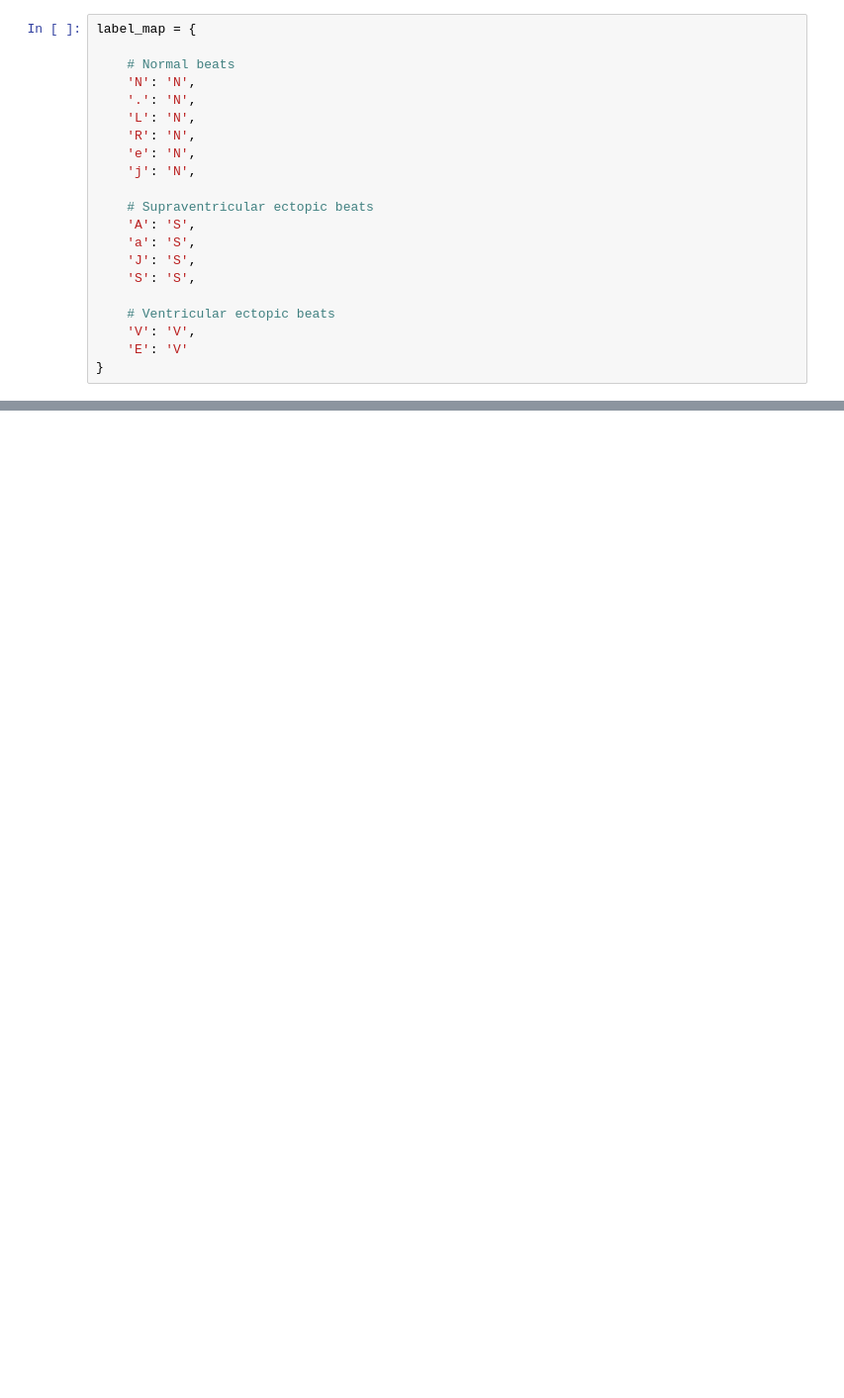
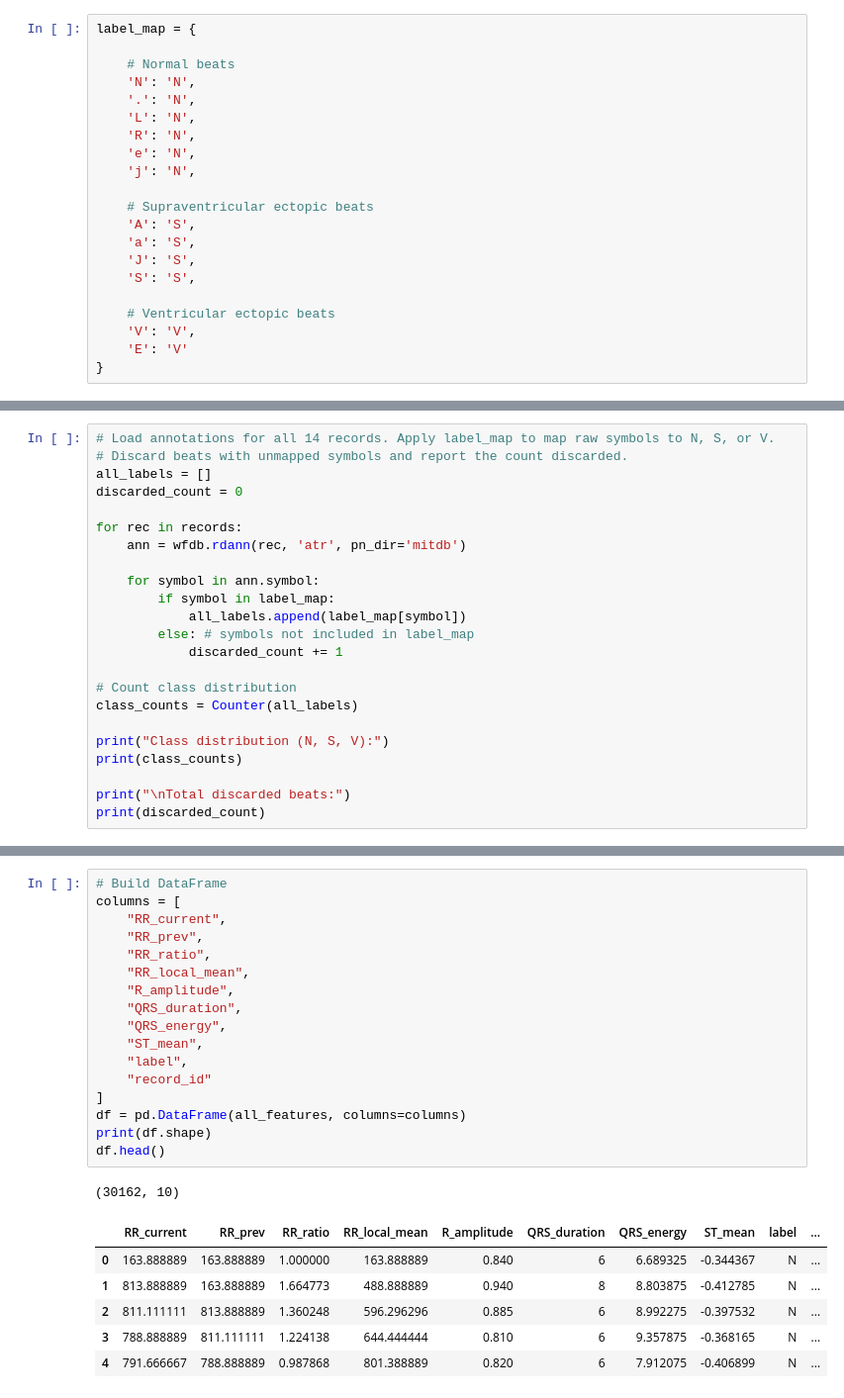
Before and after one commit to acoloma98/Assigment-3_TimeSeries, a Jupyter notebook: Assignment3_TimeSeries.ipynb, the cells around one changed output, grey strips where cells are left out. Shown at 99% size. Saved outputs shown, nothing was run; the diff lists cells and outputs as text; blank space fills up the shorter version.

```diff
--- a/Assignment3_TimeSeries.ipynb
+++ b/Assignment3_TimeSeries.ipynb
@@ -264,0 +257,23 @@ This is particularly important in clinical applications, where false negatives i
+# %%
+# Load annotations for all 14 records. Apply label_map to map raw symbols to N, S, or V.
+# Discard beats with unmapped symbols and report the count discarded.
+all_labels = []
+discarded_count = 0
+
+for rec in records:
+    ann = wfdb.rdann(rec, 'atr', pn_dir='mitdb')
+
+    for symbol in ann.symbol:
+        if symbol in label_map:
+            all_labels.append(label_map[symbol])
+        else: # symbols not included in label_map
+            discarded_count += 1
+
+# Count class distribution
+class_counts = Counter(all_labels)
+
+print("Class distribution (N, S, V):")
+print(class_counts)
+
+print("\nTotal discarded beats:")
+print(discarded_count)
@@ -264,0 +420,25 @@ This is particularly important in clinical applications, where false negatives i
+# %%
+# Build DataFrame
+columns = [
+    "RR_current",
+    "RR_prev",
+    "RR_ratio",
+    "RR_local_mean",
+    "R_amplitude",
+    "QRS_duration",
+    "QRS_energy",
+    "ST_mean",
+    "label",
+    "record_id"
+]
+df = pd.DataFrame(all_features, columns=columns)
+print(df.shape)
+df.head()
+# %% [output]
+(30162, 10)
+|  | RR_current | RR_prev | RR_ratio | RR_local_mean | R_amplitude | QRS_duration | QRS_energy | ST_mean | label | ... |
+| 0 | 163.888889 | 163.888889 | 1.000000 | 163.888889 | 0.840 | 6 | 6.689325 | -0.344367 | N | ... |
+| 1 | 813.888889 | 163.888889 | 1.664773 | 488.888889 | 0.940 | 8 | 8.803875 | -0.412785 | N | ... |
+| 2 | 811.111111 | 813.888889 | 1.360248 | 596.296296 | 0.885 | 6 | 8.992275 | -0.397532 | N | ... |
+| 3 | 788.888889 | 811.111111 | 1.224138 | 644.444444 | 0.810 | 6 | 9.357875 | -0.368165 | N | ... |
+| 4 | 791.666667 | 788.888889 | 0.987868 | 801.388889 | 0.820 | 6 | 7.912075 | -0.406899 | N | ... |
```
Also changed, not shown: parts of 37 cells of this notebook.
